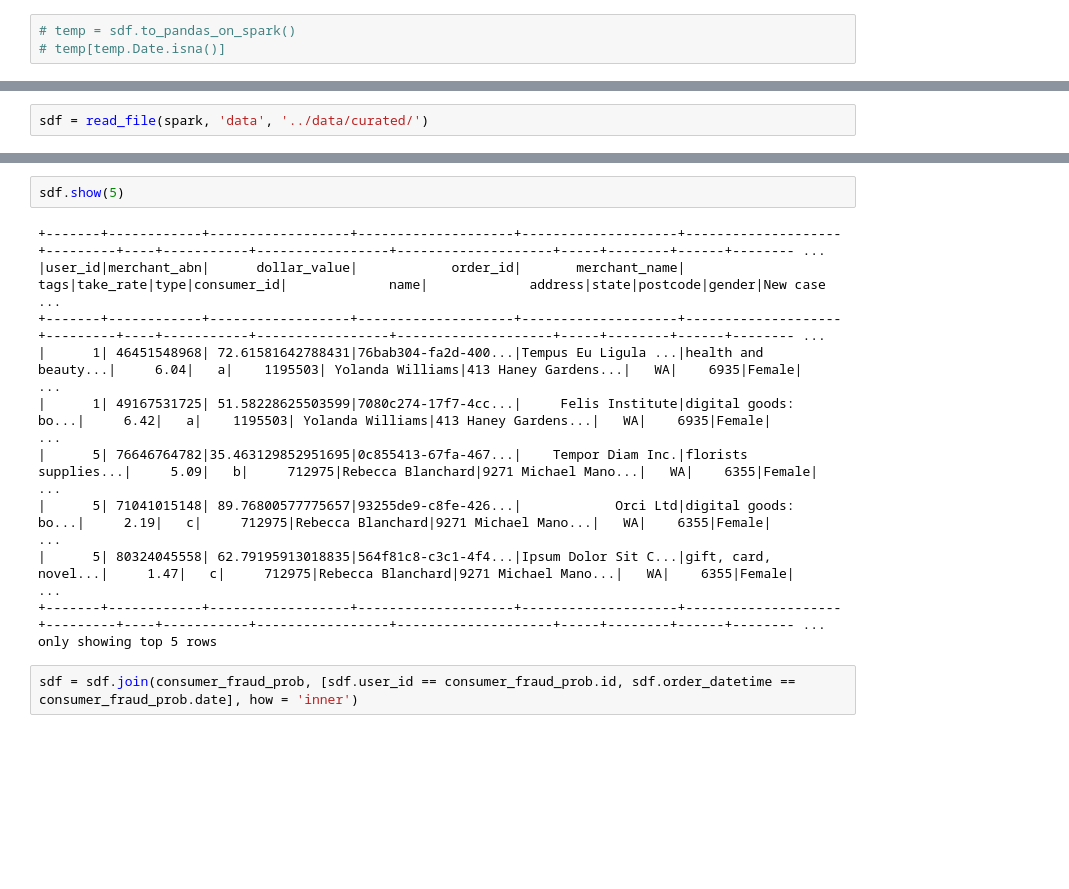
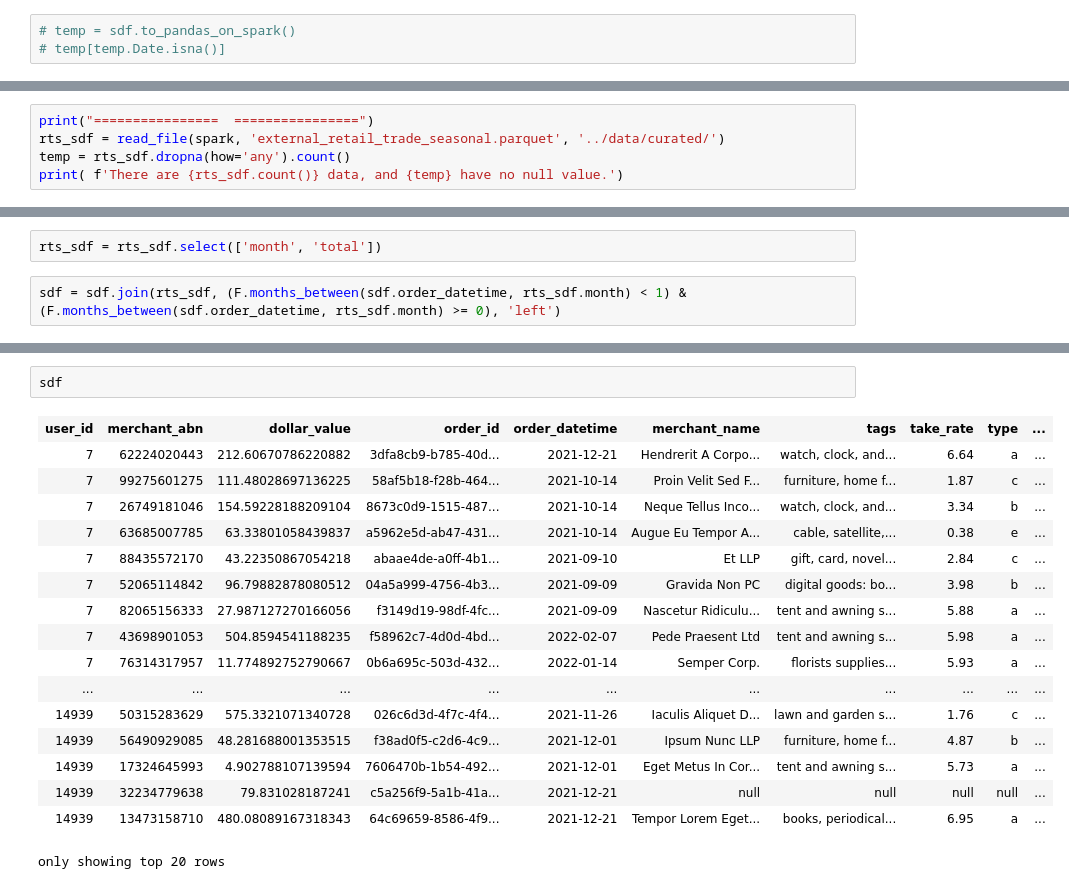
Before and after one commit to MAST30034-Applied-Data-Science/generic-buy-now-pay-later-project-group-24, a Jupyter notebook: notebooks/connect.ipynb, the cells around one changed output, grey strips where cells are left out. Saved outputs shown, nothing was run; the diff lists cells and outputs as text; blank space fills up the shorter version.

```diff
--- a/notebooks/connect.ipynb
+++ b/notebooks/connect.ipynb
@@ -218,0 +300,5 @@ sdf = sdf.drop('Date')
+# %%
+print("================  ================")
+rts_sdf = read_file(spark, 'external_retail_trade_seasonal.parquet', '../data/curated/')
+temp = rts_sdf.dropna(how='any').count()
+print( f'There are {rts_sdf.count()} data, and {temp} have no null value.')
@@ -218,0 +333,4 @@ sdf = sdf.drop('Date')
+# %%
+rts_sdf = rts_sdf.select(['month', 'total'])
+# %%
+sdf = sdf.join(rts_sdf, (F.months_between(sdf.order_datetime, rts_sdf.month) < 1) & (F.months_between(sdf.order_datetime, rts_sdf.month) >= 0), 'left')
@@ -233,2 +371,0 @@ else:
-# %%
-sdf = read_file(spark, 'data', '../data/curated/')
@@ -291,15 +372,20 @@ only showing top 5 rows
 # %%
-sdf.show(5)
+sdf
 # %% [output]
+| user_id | merchant_abn | dollar_value | order_id | order_datetime | merchant_name | tags | take_rate | type | ... |
+| 7 | 62224020443 | 212.60670786220882 | 3dfa8cb9-b785-40d... | 2021-12-21 | Hendrerit A Corpo... | watch, clock, and... | 6.64 | a | ... |
+| 7 | 99275601275 | 111.48028697136225 | 58af5b18-f28b-464... | 2021-10-14 | Proin Velit Sed F... | furniture, home f... | 1.87 | c | ... |
+| 7 | 26749181046 | 154.59228188209104 | 8673c0d9-1515-487... | 2021-10-14 | Neque Tellus Inco... | watch, clock, and... | 3.34 | b | ... |
+| 7 | 63685007785 | 63.33801058439837 | a5962e5d-ab47-431... | 2021-10-14 | Augue Eu Tempor A... | cable, satellite,... | 0.38 | e | ... |
+| 7 | 88435572170 | 43.22350867054218 | abaae4de-a0ff-4b1... | 2021-09-10 | Et LLP | gift, card, novel... | 2.84 | c | ... |
+| 7 | 52065114842 | 96.79882878080512 | 04a5a999-4756-4b3... | 2021-09-09 | Gravida Non PC | digital goods: bo... | 3.98 | b | ... |
+| 7 | 82065156333 | 27.987127270166056 | f3149d19-98df-4fc... | 2021-09-09 | Nascetur Ridiculu... | tent and awning s... | 5.88 | a | ... |
+| 7 | 43698901053 | 504.8594541188235 | f58962c7-4d0d-4bd... | 2022-02-07 | Pede Praesent Ltd | tent and awning s... | 5.98 | a | ... |
+| 7 | 76314317957 | 11.774892752790667 | 0b6a695c-503d-432... | 2022-01-14 | Semper Corp. | florists supplies... | 5.93 | a | ... |
+| ... | ... | ... | ... | ... | ... | ... | ... | ... | ... |
+| 14939 | 50315283629 | 575.3321071340728 | 026c6d3d-4f7c-4f4... | 2021-11-26 | Iaculis Aliquet D... | lawn and garden s... | 1.76 | c | ... |
+| 14939 | 56490929085 | 48.281688001353515 | f38ad0f5-c2d6-4c9... | 2021-12-01 | Ipsum Nunc LLP | furniture, home f... | 4.87 | b | ... |
+| 14939 | 17324645993 | 4.902788107139594 | 7606470b-1b54-492... | 2021-12-01 | Eget Metus In Cor... | tent and awning s... | 5.73 | a | ... |
+| 14939 | 32234779638 | 79.831028187241 | c5a256f9-5a1b-41a... | 2021-12-21 | null | null | null | null | ... |
+| 14939 | 13473158710 | 480.08089167318343 | 64c69659-8586-4f9... | 2021-12-21 | Tempor Lorem Eget... | books, periodical... | 6.95 | a | ... |
-+-------+------------+------------------+--------------------+--------------------+--------------------+---------+----+-----------+-----------------+--------------------+-----+--------+------+-------- ...
-|user_id|merchant_abn|      dollar_value|            order_id|       merchant_name|                tags|take_rate|type|consumer_id|             name|             address|state|postcode|gender|New case ...
-+-------+------------+------------------+--------------------+--------------------+--------------------+---------+----+-----------+-----------------+--------------------+-----+--------+------+-------- ...
-|      1| 46451548968| 72.61581642788431|76bab304-fa2d-400...|Tempus Eu Ligula ...|health and beauty...|     6.04|   a|    1195503| Yolanda Williams|413 Haney Gardens...|   WA|    6935|Female|         ...
-|      1| 49167531725| 51.58228625503599|7080c274-17f7-4cc...|     Felis Institute|digital goods: bo...|     6.42|   a|    1195503| Yolanda Williams|413 Haney Gardens...|   WA|    6935|Female|         ...
-|      5| 76646764782|35.463129852951695|0c855413-67fa-467...|    Tempor Diam Inc.|florists supplies...|     5.09|   b|     712975|Rebecca Blanchard|9271 Michael Mano...|   WA|    6355|Female|         ...
-|      5| 71041015148| 89.76800577775657|93255de9-c8fe-426...|            Orci Ltd|digital goods: bo...|     2.19|   c|     712975|Rebecca Blanchard|9271 Michael Mano...|   WA|    6355|Female|         ...
-|      5| 80324045558| 62.79195913018835|564f81c8-c3c1-4f4...|Ipsum Dolor Sit C...|gift, card, novel...|     1.47|   c|     712975|Rebecca Blanchard|9271 Michael Mano...|   WA|    6355|Female|         ...
-+-------+------------+------------------+--------------------+--------------------+--------------------+---------+----+-----------+-----------------+--------------------+-----+--------+------+-------- ...
-only showing top 5 rows
+only showing top 20 rows
-# %%
-sdf = sdf.join(consumer_fraud_prob, [sdf.user_id == consumer_fraud_prob.id, sdf.order_datetime == consumer_fraud_prob.date], how = 'inner')
```
Also changed, not shown: parts of 59 cells of this notebook, 8 other files.
